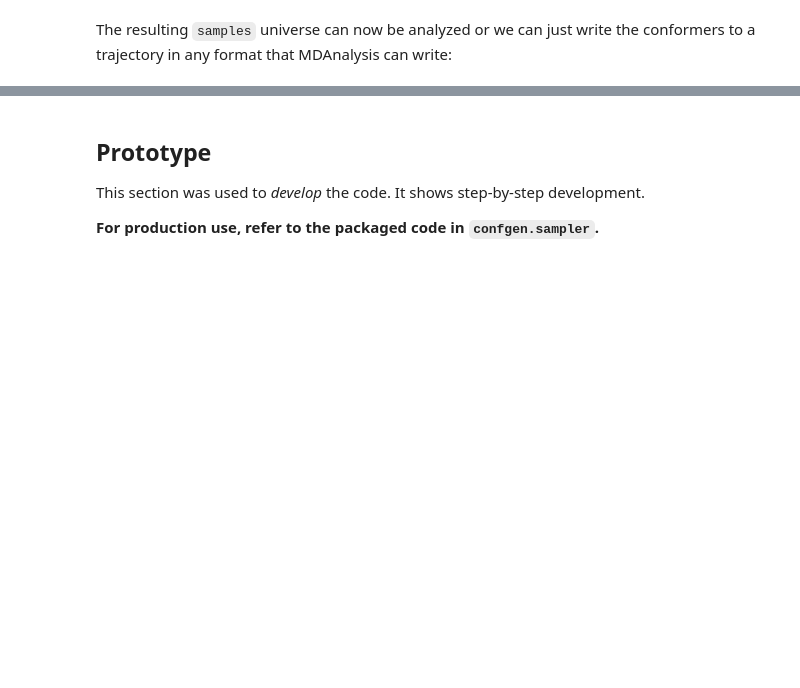
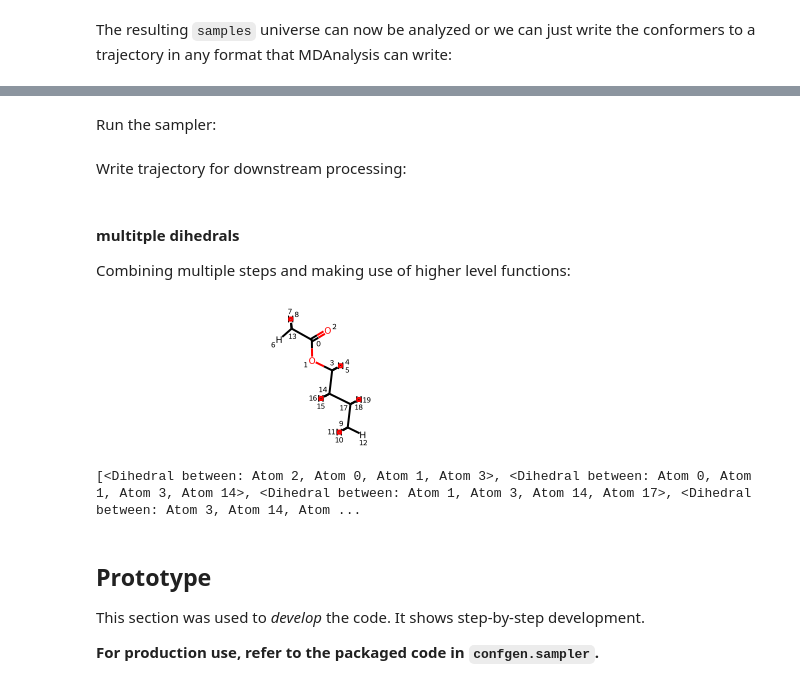
Before and after one commit to Becksteinlab/mdpow-molconfgen, a Jupyter notebook: notebooks/conformer_generator.ipynb, the cells around one changed output, grey strips where cells are left out. Drawn from its saved outputs; the diff is of its cells as text; code cells hidden in the pictures; blank space fills up the shorter version.

Commit message:
reorganized and streamlined
- moved load_* functions to chem
- added find_dihedrals() that immediately creates MDA dihedral instances
- added more examples to notebook

```diff
--- a/notebooks/conformer_generator.ipynb
+++ b/notebooks/conformer_generator.ipynb
@@ -87,11 +87,12 @@ We will use the MDPOW input files for V36 and generate a trajectory that samples
 # %%
+d = DATADIRS['V36']
 d
 # %% [output]
 PosixPath('../COW/V36-methylacetate')
 # %% [markdown]
 Use the convenience function `load_mdpow_mol()` (otherwise, use `load_mol(universe)`):
 # %%
-u, mol = sampler.load_mdpow_mol(d, add_labels=True)
+u, mol = chem.load_mdpow_mol(d, add_labels=True)
 mol
 # %% [output]
 [figure]
@@ -110,0 +117,4 @@ samples.atoms.write("conformers.trr", frames="all")
+# %%
+molid = "V36"
+u, mol = chem.load_mdpow_mol(DATADIRS[molid], add_labels=True)
+mol
@@ -110,0 +136,2 @@ samples.atoms.write("conformers.trr", frames="all")
+# %% [markdown]
+Run the sampler:
@@ -110,0 +140,2 @@ samples.atoms.write("conformers.trr", frames="all")
+# %% [markdown]
+Write trajectory for downstream processing:
@@ -111,3 +144,21 @@ samples.atoms.write("conformers.trr", frames="all")
+# %% [markdown]
+#### multitple dihedrals
+
+Combining multiple steps and making use of higher level functions:
+# %%
+molid = "V39"
+u, mol = chem.load_mdpow_mol(DATADIRS[molid], add_labels=True)
+mol
+# %% [output]
+[figure, added]
+# %%
+dihedrals = chem.find_dihedrals(mol, u)
+print(dihedrals)
+
+conformers = sampler.generate_conformers(mol, dihedrals)
+conformers.atoms.write(f"{molid}_conformers.trr", frames="all")
+# %% [output]
+[<Dihedral between: Atom 2, Atom 0, Atom 1, Atom 3>, <Dihedral between: Atom 0, Atom 1, Atom 3, Atom 14>, <Dihedral between: Atom 1, Atom 3, Atom 14, Atom 17>, <Dihedral between: Atom 3, Atom 14, Atom ...
 # %% [markdown]
 ## Prototype
 
```
Also changed, not shown: parts of 11 cells of this notebook, 2 other files.
